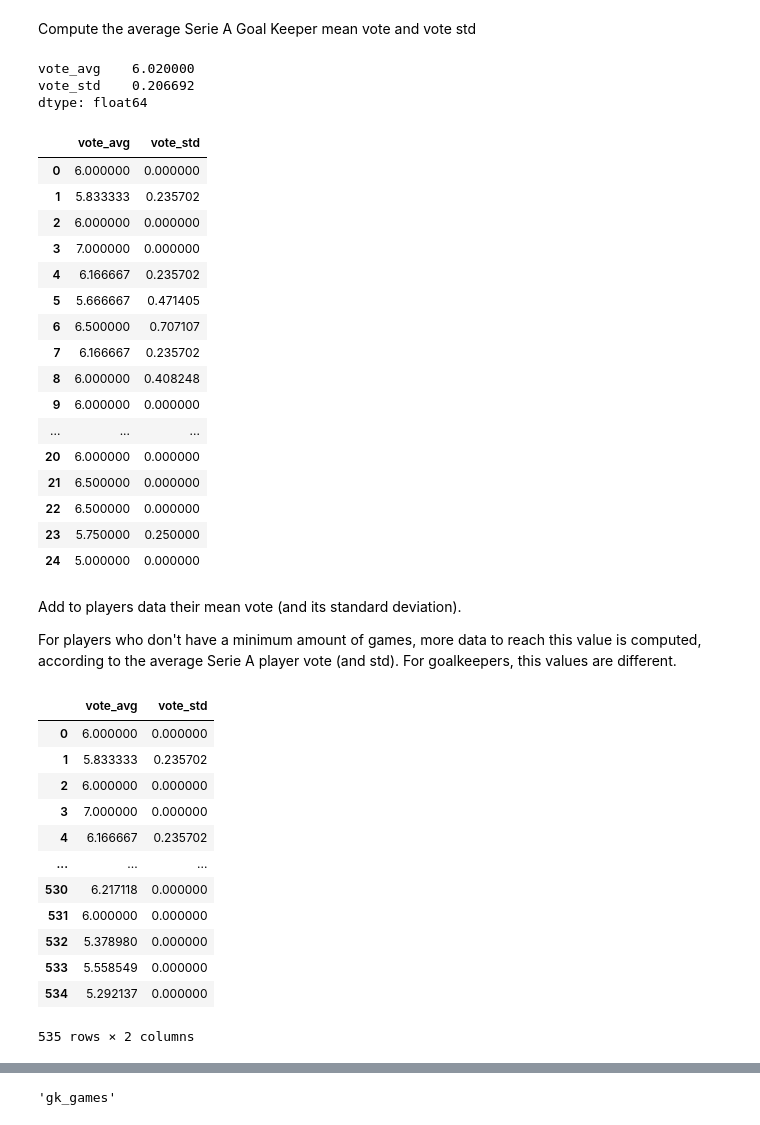
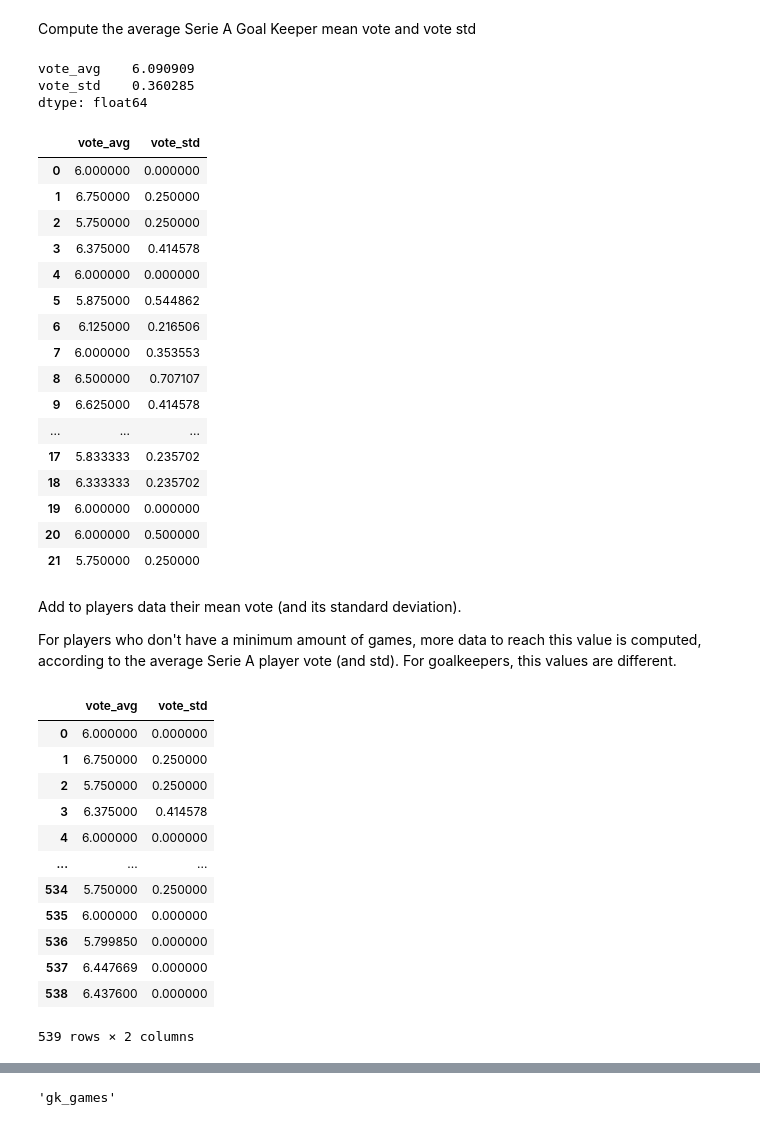
Before and after one commit to uPeppe/fantabeto, a Jupyter notebook: 3_players_dataset_creation.ipynb, the cells around one changed output, grey strips where cells are left out. Cells and saved outputs as stored; diff of their text form; code cells hidden in the pictures.

Commit message:
Serie A 23/24 matchday 5

```diff
--- a/3_players_dataset_creation.ipynb
+++ b/3_players_dataset_creation.ipynb
@@ -289,46 +290,46 @@ votes = pd.read_excel('mid_outputs/players_votes.xlsx', index_col = 0)
 # %% [markdown]
 Compute the average Serie A Goal Keeper mean vote and vote std
 # %%
-min_votes = 2 # TO BE UPDATED WHEN SERIE A HAS MORE CALENDAR WEEKS PLAYED
+min_votes = 3 # TO BE UPDATED WHEN SERIE A HAS MORE CALENDAR WEEKS PLAYED
 
 perf_df_P = pd.DataFrame(columns = ['vote_avg', 'vote_std'])
 
 for i in range(fc_players.shape[0]):
     if(fc_players.loc[i]['r'] == 'P'):
         v = np.array([])
         for j in range(votes.shape[0]):
             if(fc_players['name'][i] == votes['player'][j]):
                 v = np.append(v, votes['vote'][j])
 
         if(v.shape[0] >= min_votes - 1):
             row_df = pd.DataFrame(data = [[np.mean(v), np.std(v)]], columns = perf_df_P.columns)
             perf_df_P = pd.concat([perf_df_P, row_df], ignore_index = True)
 
 
 print(perf_df_P.mean())
 
 perf_df_P
 # %% [output]
-vote_avg    6.020000
-vote_std    0.206692
+vote_avg    6.090909
+vote_std    0.360285
 dtype: float64
 |  | vote_avg | vote_std |
 | 0 | 6.000000 | 0.000000 |
-| 1 | 5.833333 | 0.235702 |
-| 2 | 6.000000 | 0.000000 |
-| 3 | 7.000000 | 0.000000 |
-| 4 | 6.166667 | 0.235702 |
-| 5 | 5.666667 | 0.471405 |
-| 6 | 6.500000 | 0.707107 |
-| 7 | 6.166667 | 0.235702 |
-| 8 | 6.000000 | 0.408248 |
-| 9 | 6.000000 | 0.000000 |
+| 1 | 6.750000 | 0.250000 |
+| 2 | 5.750000 | 0.250000 |
+| 3 | 6.375000 | 0.414578 |
+| 4 | 6.000000 | 0.000000 |
+| 5 | 5.875000 | 0.544862 |
+| 6 | 6.125000 | 0.216506 |
+| 7 | 6.000000 | 0.353553 |
+| 8 | 6.500000 | 0.707107 |
+| 9 | 6.625000 | 0.414578 |
 | ... | ... | ... |
-| 20 | 6.000000 | 0.000000 |
-| 21 | 6.500000 | 0.000000 |
-| 22 | 6.500000 | 0.000000 |
-| 23 | 5.750000 | 0.250000 |
-| 24 | 5.000000 | 0.000000 |
+| 17 | 5.833333 | 0.235702 |
+| 18 | 6.333333 | 0.235702 |
+| 19 | 6.000000 | 0.000000 |
+| 20 | 6.000000 | 0.500000 |
+| 21 | 5.750000 | 0.250000 |
 # %% [markdown]
 Add to players data their mean vote (and its standard deviation).
 
@@ -371,17 +372,17 @@ perf_df
 # %% [output]
 |  | vote_avg | vote_std |
 | 0 | 6.000000 | 0.000000 |
-| 1 | 5.833333 | 0.235702 |
-| 2 | 6.000000 | 0.000000 |
-| 3 | 7.000000 | 0.000000 |
-| 4 | 6.166667 | 0.235702 |
+| 1 | 6.750000 | 0.250000 |
+| 2 | 5.750000 | 0.250000 |
+| 3 | 6.375000 | 0.414578 |
+| 4 | 6.000000 | 0.000000 |
 | ... | ... | ... |
-| 530 | 6.217118 | 0.000000 |
-| 531 | 6.000000 | 0.000000 |
-| 532 | 5.378980 | 0.000000 |
-| 533 | 5.558549 | 0.000000 |
-| 534 | 5.292137 | 0.000000 |
+| 534 | 5.750000 | 0.250000 |
+| 535 | 6.000000 | 0.000000 |
+| 536 | 5.799850 | 0.000000 |
+| 537 | 6.447669 | 0.000000 |
+| 538 | 6.437600 | 0.000000 |
-535 rows × 2 columns
+539 rows × 2 columns
 # %%
 fc_players = pd.concat([fc_players, perf_df], axis = 1)
 
```
Also changed, not shown: parts of 10 cells of this notebook, 54 other files.
